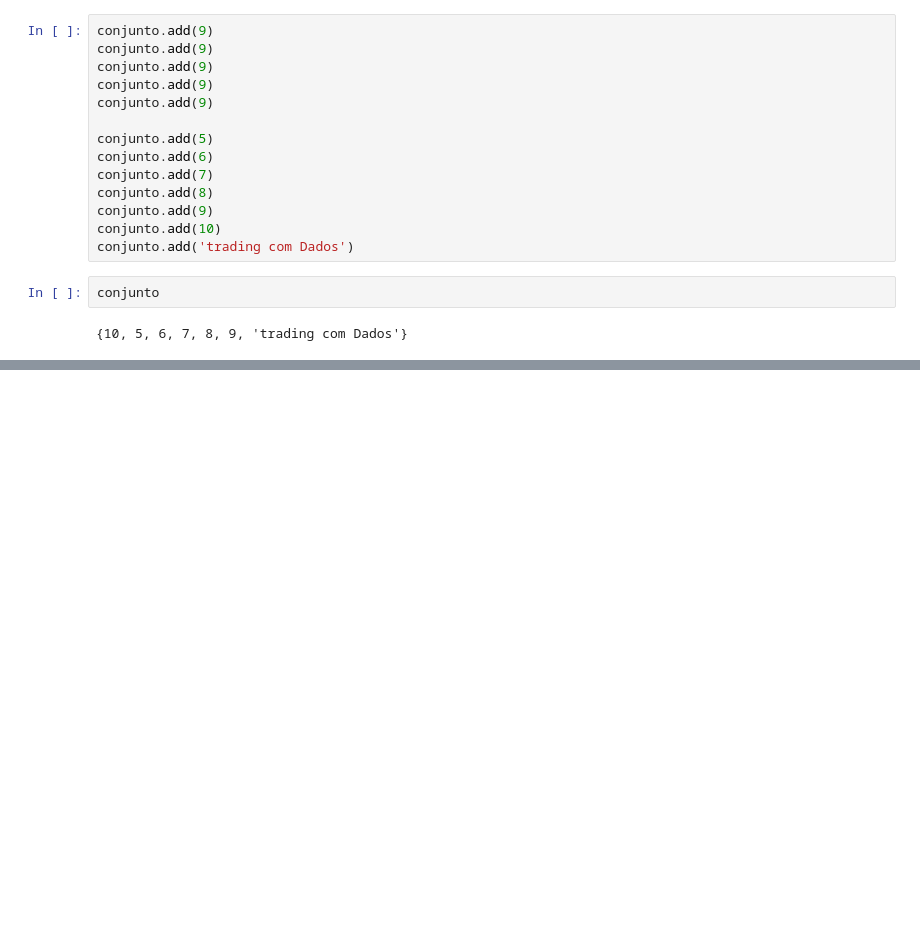
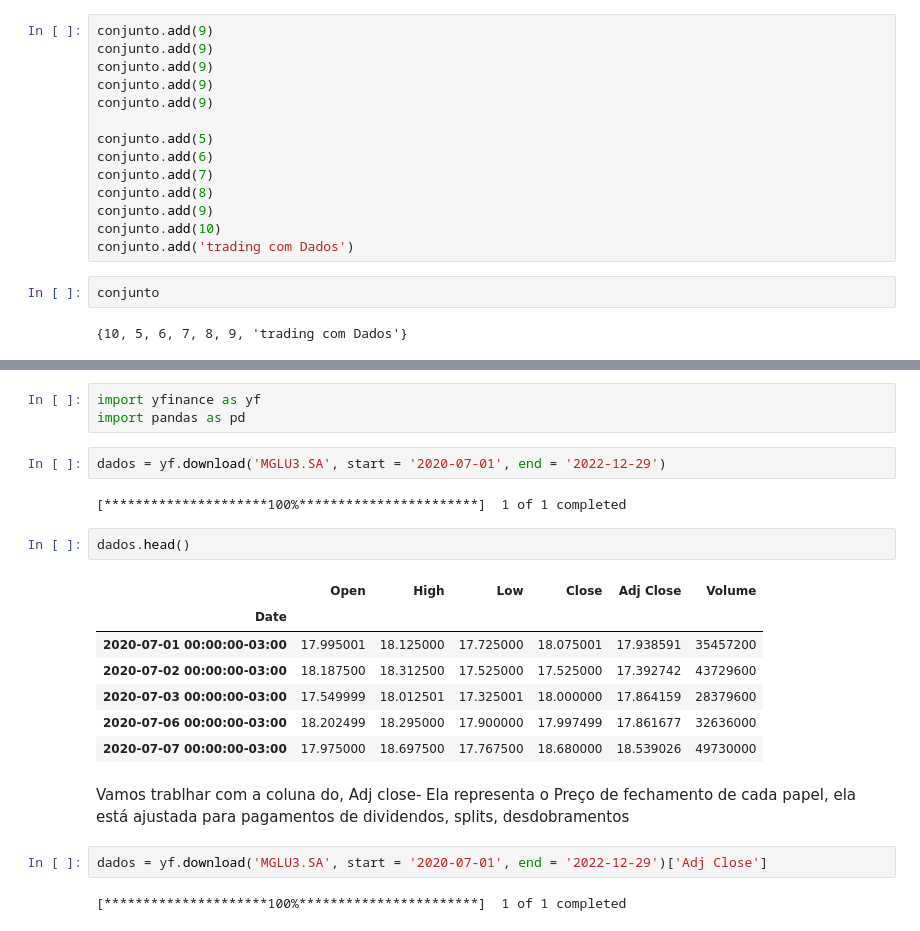
Before and after one commit to alexbrun01/M01--Introdu-o-ao-Python-com-Aplica-es-de-Mercado-Financeiro, a Jupyter notebook: M01_Introdução_ao_Python_com_Aplicações_de_Mercado_Financeiro.ipynb, the cells around one changed output, grey strips where cells are left out. Saved outputs shown, nothing was run; the diff lists cells and outputs as text; blank space fills up the shorter version.

```diff
--- a/M01_Introdução_ao_Python_com_Aplicações_de_Mercado_Financeiro.ipynb
+++ b/M01_Introdução_ao_Python_com_Aplicações_de_Mercado_Financeiro.ipynb
@@ -738,0 +839,23 @@ conjunto
+# %%
+import yfinance as yf
+import pandas as pd
+# %%
+dados = yf.download('MGLU3.SA', start = '2020-07-01', end = '2022-12-29')
+# %% [output]
+[*********************100%***********************]  1 of 1 completed
+# %%
+dados.head()
+# %% [output]
+|  | Open | High | Low | Close | Adj Close | Volume |
+| Date |  |  |  |  |  |  |
+| 2020-07-01 00:00:00-03:00 | 17.995001 | 18.125000 | 17.725000 | 18.075001 | 17.938591 | 35457200 |
+| 2020-07-02 00:00:00-03:00 | 18.187500 | 18.312500 | 17.525000 | 17.525000 | 17.392742 | 43729600 |
+| 2020-07-03 00:00:00-03:00 | 17.549999 | 18.012501 | 17.325001 | 18.000000 | 17.864159 | 28379600 |
+| 2020-07-06 00:00:00-03:00 | 18.202499 | 18.295000 | 17.900000 | 17.997499 | 17.861677 | 32636000 |
+| 2020-07-07 00:00:00-03:00 | 17.975000 | 18.697500 | 17.767500 | 18.680000 | 18.539026 | 49730000 |
+# %% [markdown]
+Vamos trablhar com a coluna do, Adj close- Ela representa o Preço de fechamento de cada papel, ela está ajustada para pagamentos de dividendos, splits, desdobramentos
+# %%
+dados = yf.download('MGLU3.SA', start = '2020-07-01', end = '2022-12-29')['Adj Close']
+# %% [output]
+[*********************100%***********************]  1 of 1 completed
```
Also changed, not shown: parts of 29 cells of this notebook.
